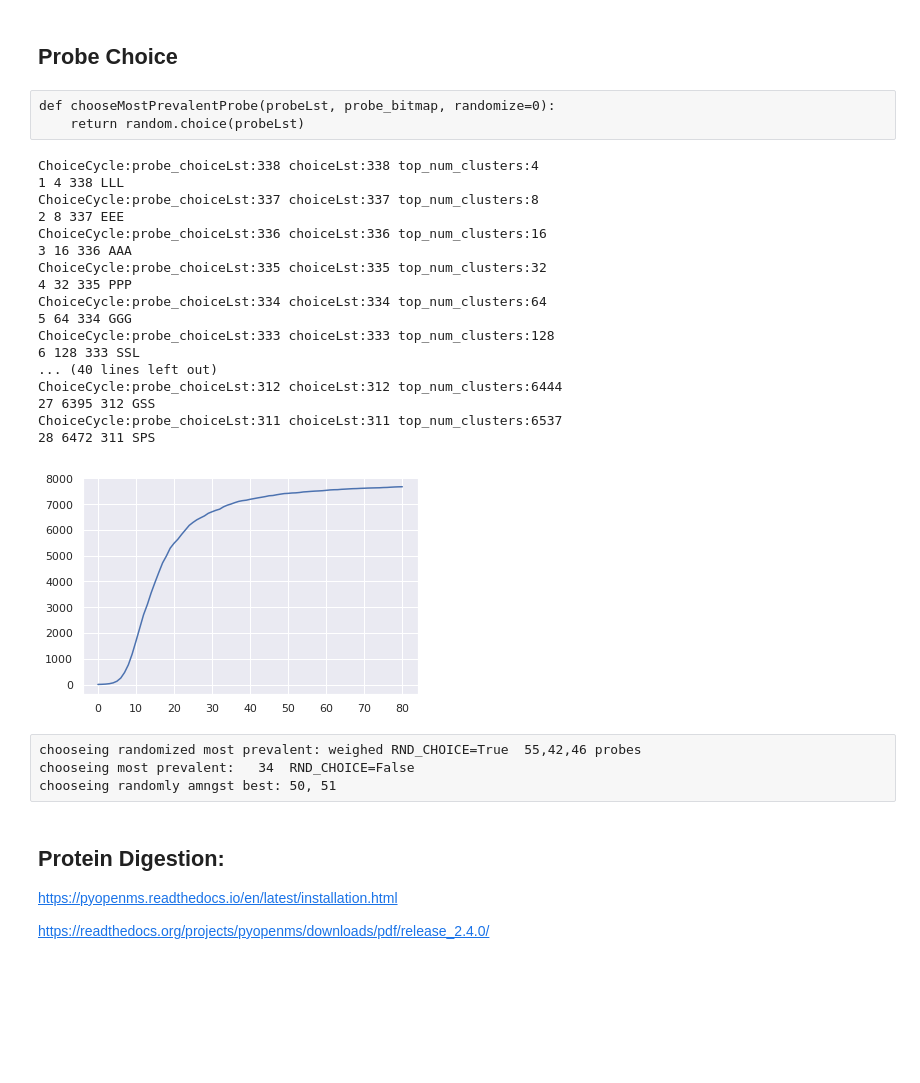
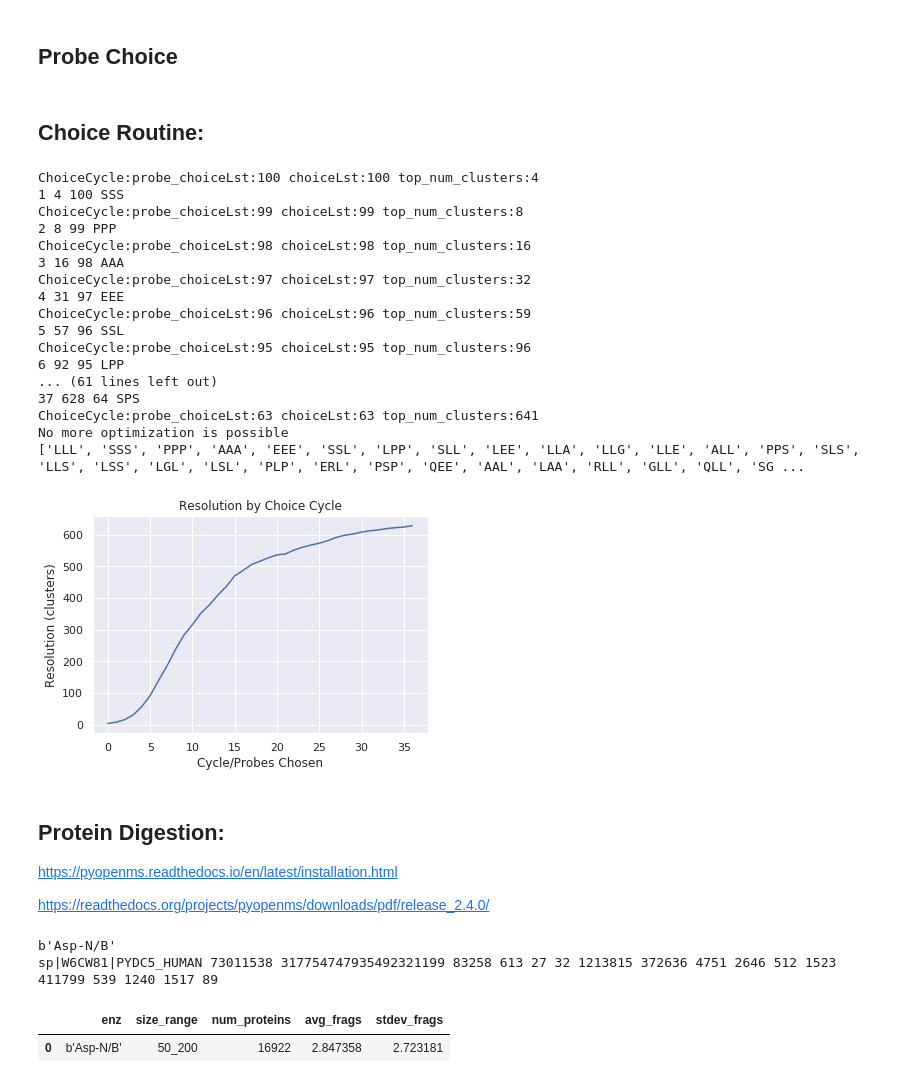
Before and after one commit to domsooch/probechoiceoptimization, a Jupyter notebook: HuProteomePeptideSpace.ipynb, the cells around one changed output. Drawn from its saved outputs; the diff is of its cells as text; code cells hidden in the pictures; blank space fills up the shorter version.

```diff
--- a/HuProteomePeptideSpace.ipynb
+++ b/HuProteomePeptideSpace.ipynb
@@ -66,7 +65,7 @@ class BitMap:
         except:
             print('BFOverLimit:self.Lst.index(%s) bitfield sz: %i, idx: %i'%(p, bitfield.max, self.Lst.index(p)))
             return self.n
-    def display(self, limit=500):
+    def display(self, limit=10):
         print('BitMap: %i '%len(self.Lst))
         for i in range(min(limit, self.n)):
             p=self.Lst[i]
@@ -99,13 +94,9 @@ len(bitmap.d)
 # %%
-huprot_path="/tdata2/human_proteome/UP000005640_9606.fasta"
-fa_file = pyfastx.Fasta(huprot_path)
-print(fa_file)
 NMER_SZ=3
-
 
 bitmap=BitMap()
 pLst=[]
-max_r=10000;i=0
+max_r=1000;i=0
 for seq in fa_file:
     if len(seq.seq)<100:continue
     i+=1
@@ -117,6 +108,6 @@ for seq in fa_file:
     if i >max_r:break
 all_peptide_counts=[p[1] for p in list(bitmap.d.items())]
 
-bitmap.order(count_limit=2000)
+bitmap.order(count_limit=200)
 bitmap.display()
 # %% [output]
@@ -140,4 +124,0 @@ ILA     1761
-# %%
-bitmap.LOCK=False
-bitmap.order(count_limit=2000)
-bitmap.display()
@@ -358,19 +320,18 @@ def ChoiceCycle_mp(proteinLst, probe_bitmap, probeLst, choice_window=0, num_rank
     print('ChoiceCycle:probe_choiceLst:%i choiceLst:%i top_num_clusters:%i'%(len(probe_choiceLst),len(choiceLst), top_num_clusters))
     #print(choiceLst)
     return choiceLst
-# %% [raw]
-def chooseMostPrevalentProbe(probeLst, probe_bitmap, randomize=0):
-    return random.choice(probeLst)
+# %% [markdown]
+## Choice Routine:
 # %%
 probe_bitmap=bitmap
-RND_CHOICE=False
+RND_CHOICE=False;NUM_RANKS=12
 probeLst=[chooseMostPrevalentProbe(probe_bitmap.Lst, probe_bitmap, randomize=RND_CHOICE)]
 cycleLst=[];cycleLL=['cycle', 'num_clusters', 'num_choice_possibilities', 'probeSet']
 discernible_clusters=0;clusters_to_discern=len(protLst)
 cycle=0;previous_discernible_clusters=0
 while discernible_clusters < clusters_to_discern:
     cycle+=1
-    choiceLst=ChoiceCycle_mp(protLst, bitmap, probeLst, choice_window=0, num_ranks=12)
+    choiceLst=ChoiceCycle_mp(protLst, bitmap, probeLst, choice_window=0, num_ranks=NUM_RANKS)
     prLst=[c[1] for c in choiceLst]
     probe=chooseMostPrevalentProbe(prLst, probe_bitmap, randomize=RND_CHOICE)
     choice_idx=prLst.index(probe)
@@ -387,32 +348,36 @@ while discernible_clusters < clusters_to_discern:
 
 print(probeLst)
 # %% [output]
-ChoiceCycle:probe_choiceLst:338 choiceLst:338 top_num_clusters:4
-1 4 338 LLL
-ChoiceCycle:probe_choiceLst:337 choiceLst:337 top_num_clusters:8
-2 8 337 EEE
-ChoiceCycle:probe_choiceLst:336 choiceLst:336 top_num_clusters:16
-3 16 336 AAA
-ChoiceCycle:probe_choiceLst:335 choiceLst:335 top_num_clusters:32
-4 32 335 PPP
-ChoiceCycle:probe_choiceLst:334 choiceLst:334 top_num_clusters:64
-5 64 334 GGG
-ChoiceCycle:probe_choiceLst:333 choiceLst:333 top_num_clusters:128
-6 128 333 SSL
-... (40 lines left out)
-ChoiceCycle:probe_choiceLst:312 choiceLst:312 top_num_clusters:6444
-27 6395 312 GSS
-ChoiceCycle:probe_choiceLst:311 choiceLst:311 top_num_clusters:6537
-28 6472 311 SPS
+ChoiceCycle:probe_choiceLst:100 choiceLst:100 top_num_clusters:4
+1 4 100 SSS
+ChoiceCycle:probe_choiceLst:99 choiceLst:99 top_num_clusters:8
+2 8 99 PPP
+ChoiceCycle:probe_choiceLst:98 choiceLst:98 top_num_clusters:16
+3 16 98 AAA
+ChoiceCycle:probe_choiceLst:97 choiceLst:97 top_num_clusters:32
+4 31 97 EEE
+ChoiceCycle:probe_choiceLst:96 choiceLst:96 top_num_clusters:59
+5 57 96 SSL
+ChoiceCycle:probe_choiceLst:95 choiceLst:95 top_num_clusters:96
+6 92 95 LPP
+... (61 lines left out)
+37 628 64 SPS
+ChoiceCycle:probe_choiceLst:63 choiceLst:63 top_num_clusters:641
+No more optimization is possible
+['LLL', 'SSS', 'PPP', 'AAA', 'EEE', 'SSL', 'LPP', 'SLL', 'LEE', 'LLA', 'LLG', 'LLE', 'ALL', 'PPS', 'SLS', 'LLS', 'LSS', 'LGL', 'LSL', 'PLP', 'ERL', 'PSP', 'QEE', 'AAL', 'LAA', 'RLL', 'GLL', 'QLL', 'SG ...
 # %%
-ud="/tdata2/human_proteome/"
+out_dir="./"
 clst=[[r[0], r[1], len(r[3].split('|'))] for r in cycleLst]
 df=pd.DataFrame(clst, columns=['cycle',
                                 'num_clusters',
                                 'num_probes'])
-df.to_csv(ud+'cycle_run_n6472.csv')
+df.to_csv(out_dir+'choice_cycle_run.csv')
 
 plt.plot(list(range(len(clst))), [c[1] for c in clst])
+plt.title("Resolution by Choice Cycle")
+
+plt.xlabel('Cycle/Probes Chosen')
+plt.ylabel('Resolution (clusters)')
 plt.show()
 # %% [output]
-[figure, old version]
+[figure, new version]
@@ -423,7 +384,3 @@ probeset_bf.count(), len(probeLst), probeset_bf.bin_str()
-# %% [raw]
-chooseing randomized most prevalent: weighed RND_CHOICE=True  55,42,46 probes
-chooseing most prevalent:   34  RND_CHOICE=False
-chooseing randomly amngst best: 50, 51
 # %% [markdown]
 ## Protein Digestion:
 
@@ -503,14 +458,14 @@ enz_names=[
           ]
 
 enz_names=[
-    b'Asp-N/B',b'CNBr',
+    b'Asp-N/B'#,b'CNBr',
 ]
 #p.getAllNames(enz_names)
 rngLst=[50, 200]#[0, 50, 100, 150, 200, 250, 300, 400, 500, 1000, 2000])
 for enz in enz_names:
     print(enz)
     dig.setEnzyme(enz)
-    size_dict=digest(enz, fa, rngLst=rngLst)
+    size_dict=digest(enz, fa_file, rngLst=rngLst)
     for i in range(len(rngLst)-1):
         min_sz=rngLst[i];max_sz=rngLst[i+1]
         mami='%i_%i'%(min_sz, max_sz)
@@ -520,6 +475,11 @@ df = pd.DataFrame(oLst, columns=LL)
 enz_str=str(enz).replace(' ','').replace('/', '-').replace('+','plus').replace("'", '')[1:]
 df.to_csv('all_digestions50-200.csv')
 df
+# %% [output]
+b'Asp-N/B'
+sp|W6CW81|PYDC5_HUMAN 73011538 317754747935492321199 83258 613 27 32 1213815 372636 4751 2646 512 1523 411799 539 1240 1517 89
+|  | enz | size_range | num_proteins | avg_frags | stdev_frags |
+| 0 | b'Asp-N/B' | 50_200 | 16922 | 2.847358 | 2.723181 |
 # %%
 import seaborn as sns
 
```
Also changed, not shown: parts of 18 cells of this notebook, 3 other files.
